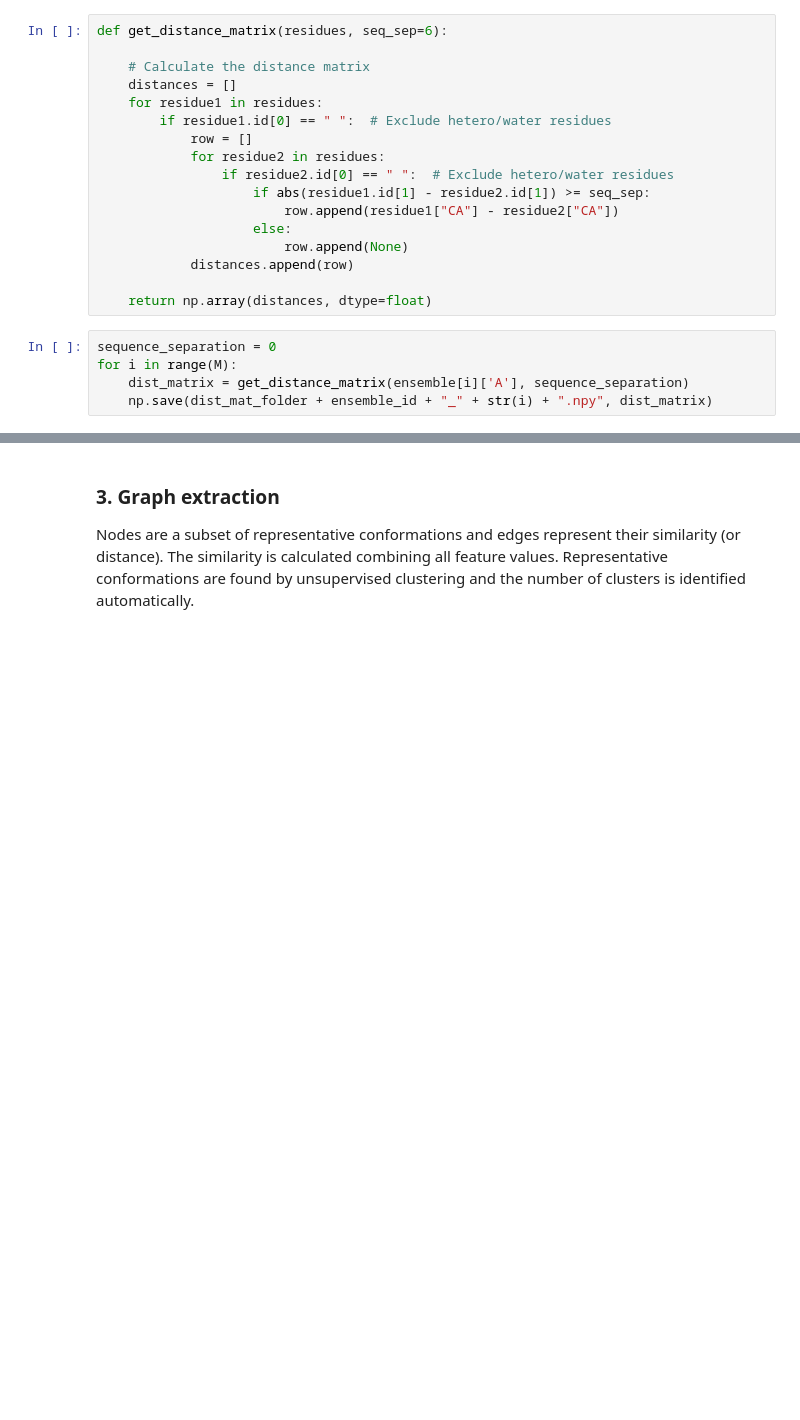
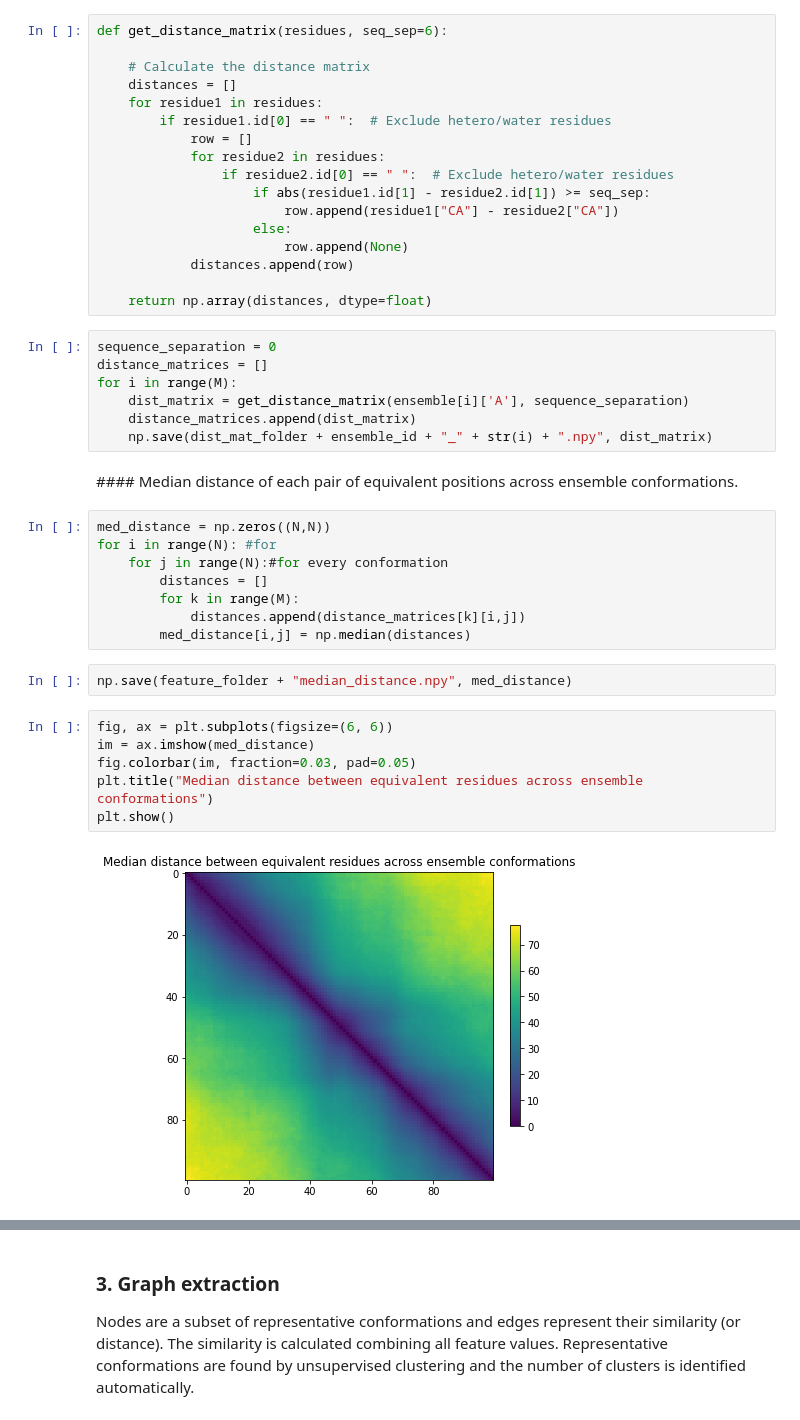
Before and after one commit to claudia-hm/Structural_Bioinformatics_Project, a Jupyter notebook: Task_1.ipynb, the cells around one changed output, grey strips where cells are left out. Cells and saved outputs as stored; diff of their text form; blank space fills up the shorter version.

Commit message:
added median and standard deviation of distances

```diff
--- a/Task_1.ipynb
+++ b/Task_1.ipynb
@@ -182,6 +183,28 @@ def get_distance_matrix(residues, seq_sep=6):
     return np.array(distances, dtype=float)
 # %%
 sequence_separation = 0
+distance_matrices = []
 for i in range(M):
     dist_matrix = get_distance_matrix(ensemble[i]['A'], sequence_separation)
+    distance_matrices.append(dist_matrix)
     np.save(dist_mat_folder + ensemble_id + "_" + str(i) + ".npy", dist_matrix)
+# %% [markdown]
+#### Median distance of each pair of equivalent positions across ensemble conformations.
+# %%
+med_distance = np.zeros((N,N))
+for i in range(N): #for
+    for j in range(N):#for every conformation
+        distances = []
+        for k in range(M):
+            distances.append(distance_matrices[k][i,j])
+        med_distance[i,j] = np.median(distances)
+# %%
+np.save(feature_folder + "median_distance.npy", med_distance)
+# %%
+fig, ax = plt.subplots(figsize=(6, 6))
+im = ax.imshow(med_distance)
+fig.colorbar(im, fraction=0.03, pad=0.05)
+plt.title("Median distance between equivalent residues across ensemble conformations")
+plt.show()
+# %% [output]
+[figure, added]
```
Also changed, not shown: parts of 5 cells of this notebook, 2 other files.
